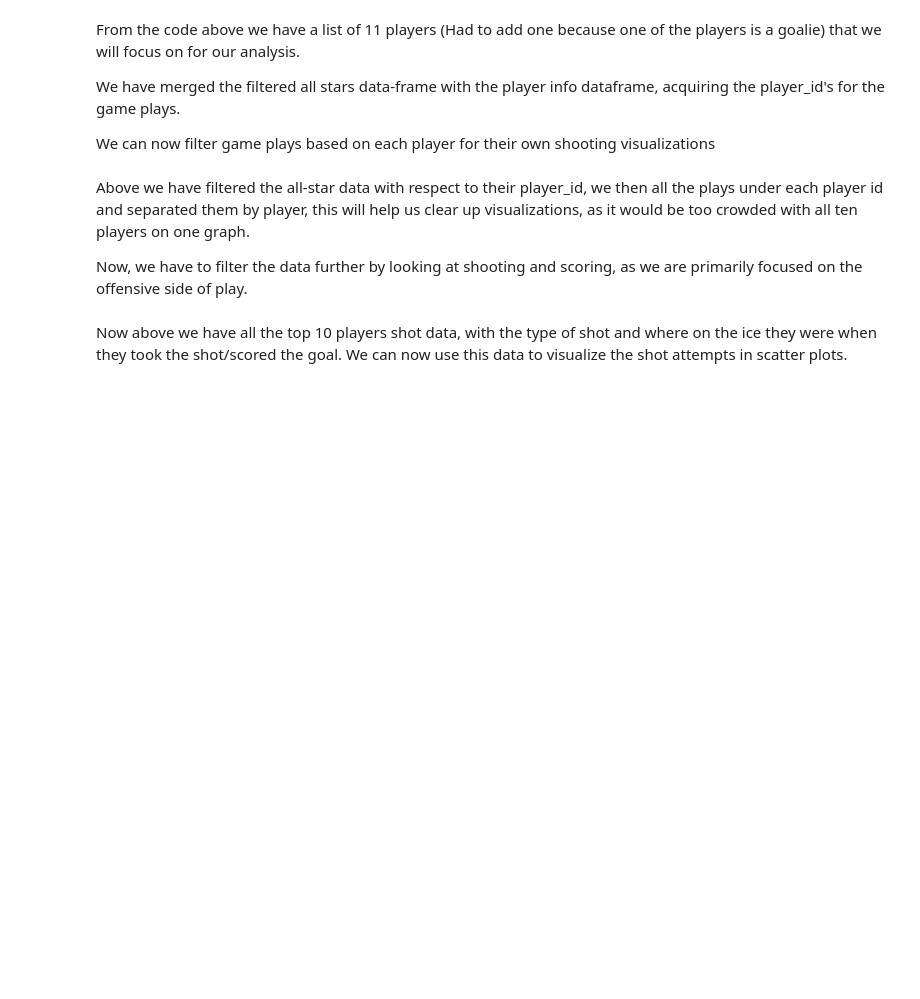
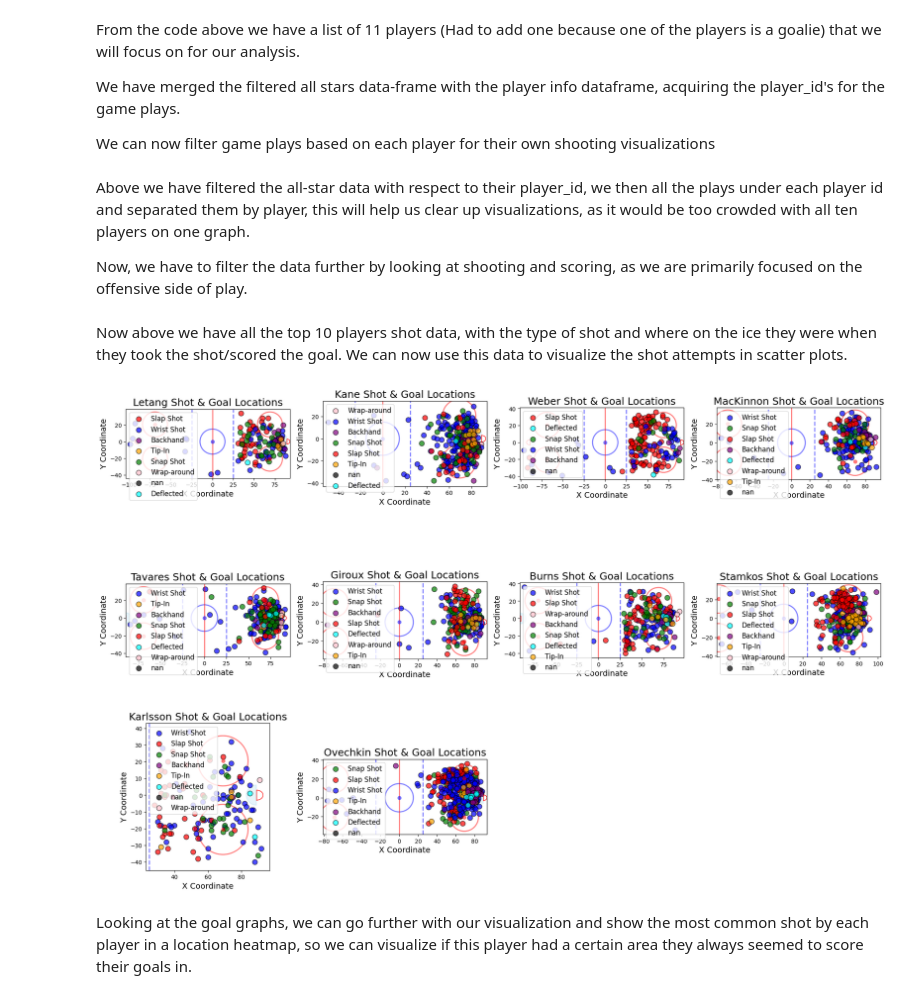
Before and after one commit to mattzirp/pucks_to_the_net, a Jupyter notebook: all_stars.ipynb, the cells around one changed output. Cells and saved outputs as stored; diff of their text form; code cells hidden in the pictures; blank space fills up the shorter version.

Commit message:
Update Notebook to include heatmaps

```diff
--- a/all_stars.ipynb
+++ b/all_stars.ipynb
@@ -155,32 +157,37 @@ players = {
 fig, axes = plt.subplots(3, 4, figsize=(24,16))
 
 axes = axes.flatten()
 
 shot_colors = {
     "Wrist Shot": "blue",
     "Slap Shot": "red",
     "Snap Shot": "green",
     "Backhand": "purple",
     "Tip-In": "orange",
     "Deflected": "cyan",
     "Wrap-around": "pink",
     "Unknown": "gray"
 }
 
 for i, (player, df) in enumerate(players.items()):
     ax = axes[i]
-    filtered_df = df[df['event'].isin(['Shot', 'Goal'])]
-
+    filtered_df = df[df['event'].isin(['Goal'])]
+    draw_rink(ax)
     unique_shot_types = filtered_df['secondaryType'].unique()
 
     for shot_type in unique_shot_types:
         subset = filtered_df[filtered_df['secondaryType'] == shot_type]
         color = shot_colors.get(shot_type, "black")  # Default to black if unknown shot type
         ax.scatter(subset['st_x'], subset['st_y'], label=shot_type, s=80, alpha=0.7, c=color, edgecolors="black")
 
     ax.set_title(f"{player} Shot & Goal Locations", fontsize=18)
     ax.set_xlabel("X Coordinate", fontsize=14)
     ax.set_ylabel("Y Coordinate", fontsize=14)
     ax.legend(fontsize=12, loc="upper left")
     ax.set_xlim(filtered_df['st_x'].min() - 5, filtered_df['st_x'].max() + 5)
     ax.set_ylim(filtered_df['st_y'].min() - 5, filtered_df['st_y'].max() + 5)
+
+for j in range(i + 1, len(axes)):
+    fig.delaxes(axes[j])
+# %% [output]
+[figure, added]
@@ -224,0 +194,2 @@ for i, (player, df) in enumerate(players.items()):
+# %% [markdown]
+Looking at the goal graphs, we can go further with our visualization and show the most common shot by each player in a location heatmap, so we can visualize if this player had a certain area they always seemed to score their goals in.
```
Also changed, not shown: parts of 4 cells of this notebook, 1 other file.
